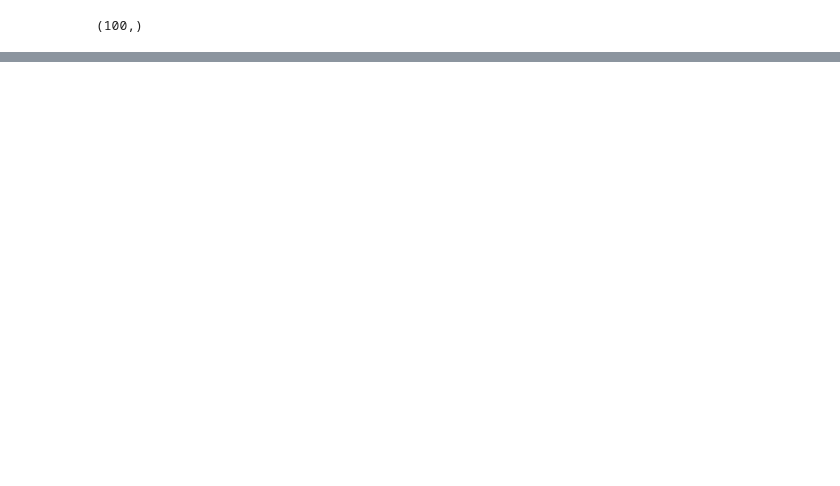
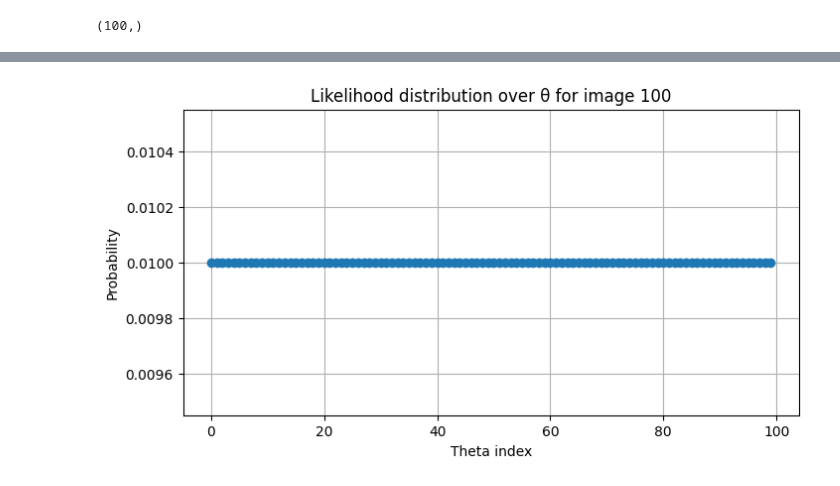
Before and after one commit to dariagusew/cryoSBI, a Jupyter notebook: tutorials/NLE/BioEM_minimizer/BioEM_weights_minimizer.ipynb, the cells around one changed output, grey strips where cells are left out. Cells and saved outputs as stored; diff of their text form; code cells hidden in the pictures; blank space fills up the shorter version.

```diff
--- a/tutorials/NLE/BioEM_minimizer/BioEM_weights_minimizer.ipynb
+++ b/tutorials/NLE/BioEM_minimizer/BioEM_weights_minimizer.ipynb
@@ -305,22 +283,24 @@ plt.show()
 # %%
 # log_prob_matrix_d is your likelihood matrix [num_theta, num_images]
 # Example: log_prob_matrix_d.shape == (100, 5000)
 
 # Pick an image to visualize
-image_idx = 2200  # first image
+image_idx = 100  # first image
 log_probs_for_image = log_prob_matrix_d[:, image_idx]
 
 # Convert log-prob to probability for nicer visualization
 probs_for_image = np.exp(log_probs_for_image - np.max(log_probs_for_image))
 
 # Normalize to sum to 1
 probs_for_image /= probs_for_image.sum()
 
 # Plot
 plt.figure(figsize=(8, 4))
 plt.plot(probs_for_image, marker='o')
 plt.xlabel("Theta index")
 plt.ylabel("Probability")
 plt.title(f"Likelihood distribution over θ for image {image_idx}")
 plt.grid(True)
 plt.show()
+# %% [output]
+[figure, added]
```
Also changed, not shown: parts of 12 cells of this notebook, 6 other files.
